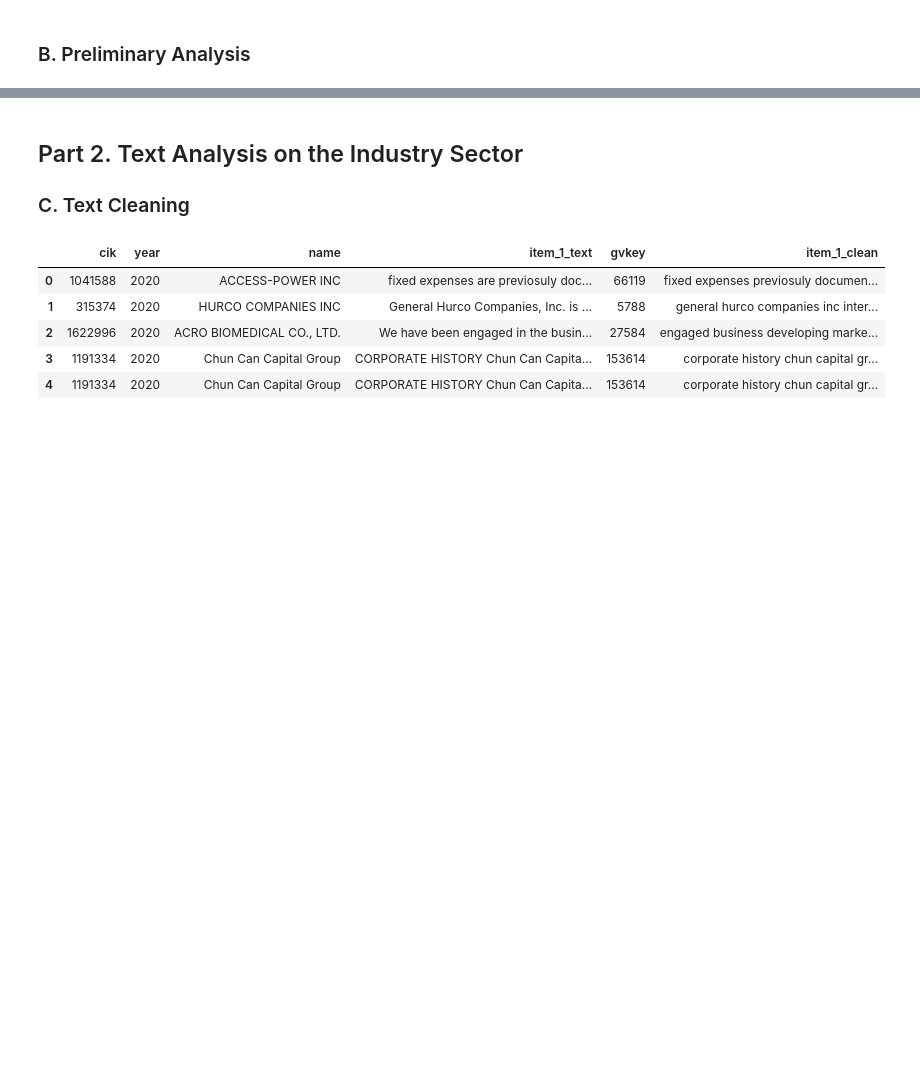
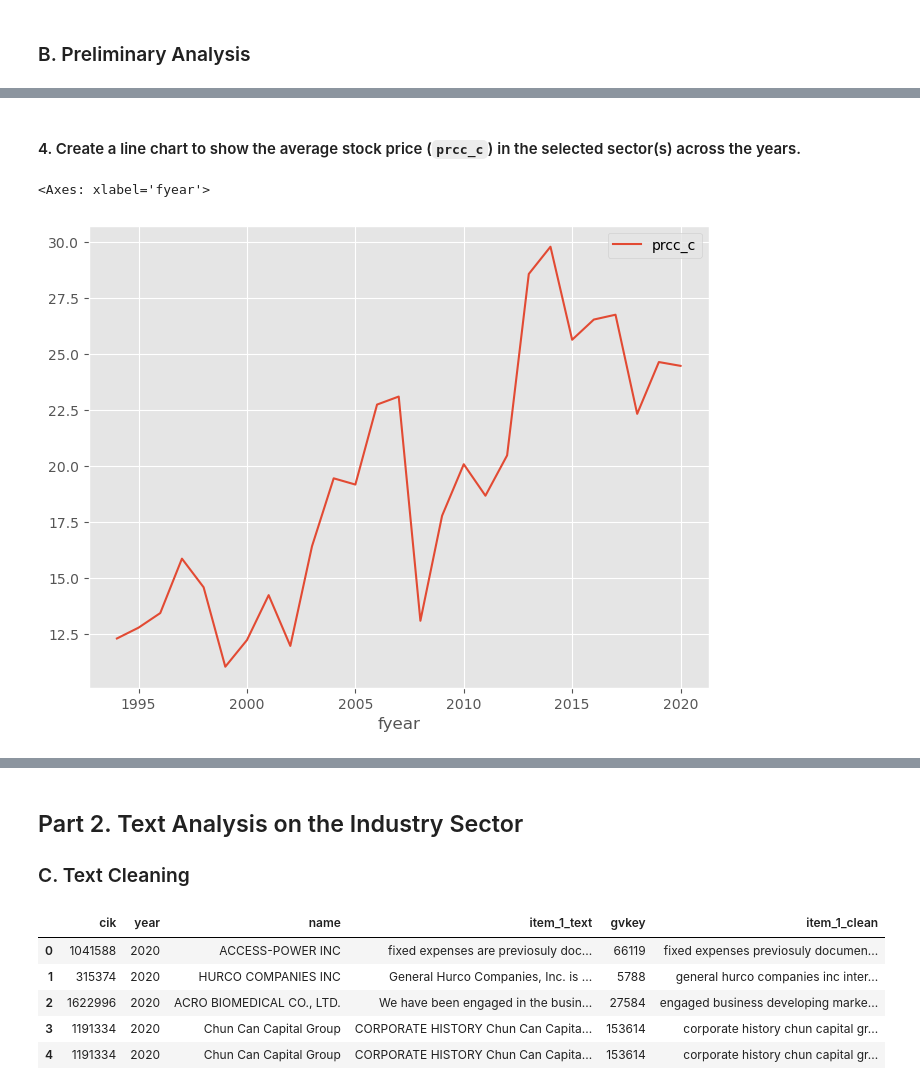
Before and after one commit to davidzc01/BAIT508_Industry_Analysis, a Jupyter notebook: Industry analysis.ipynb, the cells around one changed output, grey strips where cells are left out. Cells and saved outputs as stored; diff of their text form; code cells hidden in the pictures; blank space fills up the shorter version.

```diff
--- a/Industry analysis.ipynb
+++ b/Industry analysis.ipynb
@@ -172,0 +202,8 @@ meanStockPrice.plot.line()
+# %% [markdown]
+#### 4. Create a line chart to show the average stock price (`prcc_c`) in the selected sector(s) across the years.
+# %%
+mean_stock_price = df_focal_public_firms.groupby('fyear')[['prcc_c']].mean()
+mean_stock_price.plot.line()
+# %% [output]
+<Axes: xlabel='fyear'>
+[figure, added]
```
Also changed, not shown: parts of 85 cells of this notebook, 2 other files.
